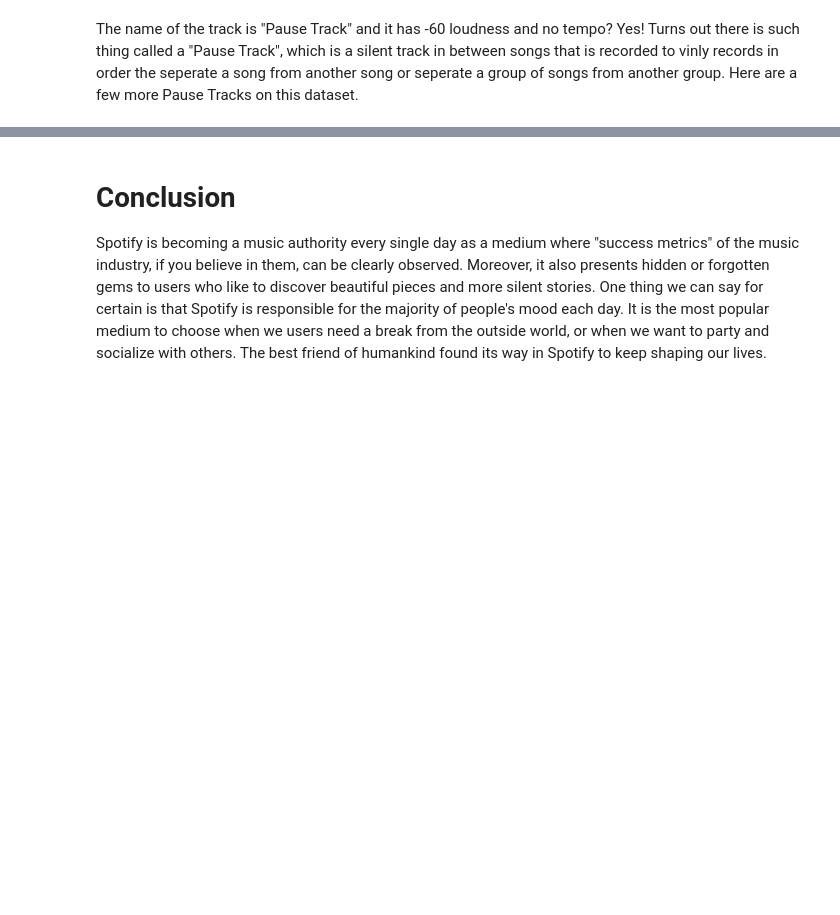
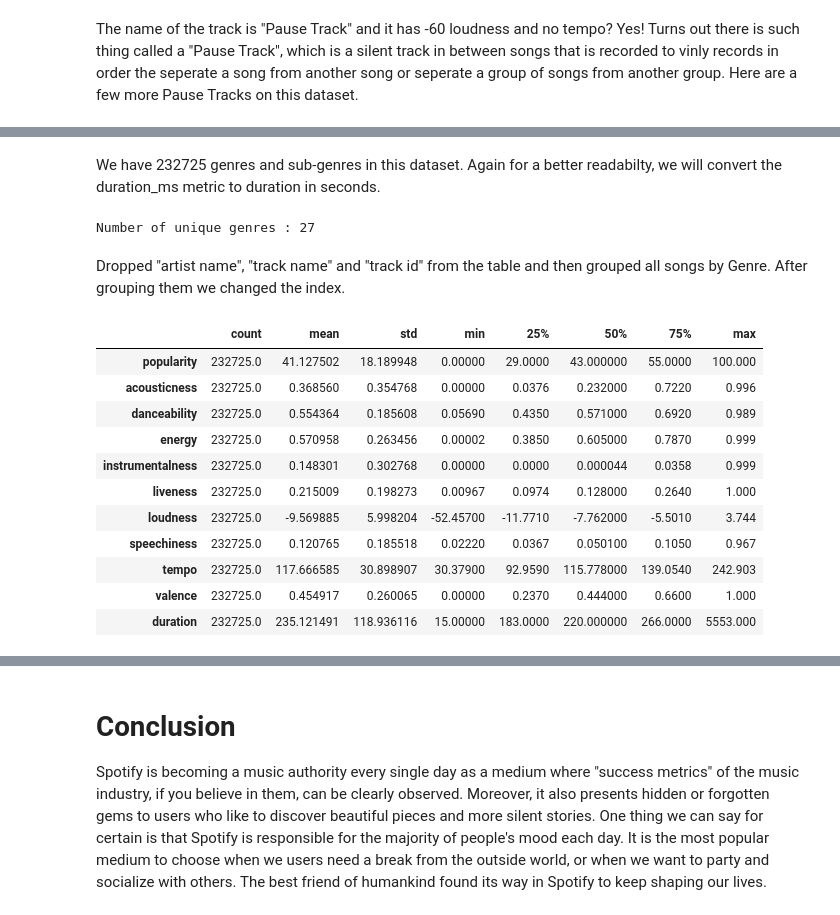
Before and after one commit to Parth-Gupta10/spotify-data-analysis, a Jupyter notebook: Spotify Analysis.ipynb, the cells around one changed output, grey strips where cells are left out. Drawn from its saved outputs; the diff is of its cells as text; code cells hidden in the pictures; blank space fills up the shorter version.

```diff
--- a/Spotify Analysis.ipynb
+++ b/Spotify Analysis.ipynb
@@ -417,0 +501,2 @@ df_genre = pd.read_csv("SpotifyFeatures.csv")
+# %% [markdown]
+We have 232725 genres and sub-genres in this dataset. Again for a better readabilty, we will convert the duration_ms metric to duration in seconds.
@@ -418 +509,28 @@ df_genre = pd.read_csv("SpotifyFeatures.csv")
+# %%
+#Number of genres
+print(f"Number of unique genres : {df_genre['genre'].nunique()}")
+# %% [output]
+Number of unique genres : 27
+# %% [markdown]
+Dropped "artist name", "track name" and "track id" from the table and then grouped all songs by Genre. After grouping them we changed the index.
+# %%
+df_genre.drop(['artist_name', 'track_name', 'track_id'], axis=1, inplace=True)
+df_genre_grouped = df_genre.groupby(['genre']).mean()
+df_genre_grouped['S.no'] = range(1, len(df_genre_grouped) + 1)
+df_genre_grouped['genre'] = df_genre_grouped.index
+df_genre_grouped.set_index('S.no', inplace=True)
+df_genre.describe().transpose()
+# %% [output]
+|  | count | mean | std | min | 25% | 50% | 75% | max |
+| popularity | 232725.0 | 41.127502 | 18.189948 | 0.00000 | 29.0000 | 43.000000 | 55.0000 | 100.000 |
+| acousticness | 232725.0 | 0.368560 | 0.354768 | 0.00000 | 0.0376 | 0.232000 | 0.7220 | 0.996 |
+| danceability | 232725.0 | 0.554364 | 0.185608 | 0.05690 | 0.4350 | 0.571000 | 0.6920 | 0.989 |
+| energy | 232725.0 | 0.570958 | 0.263456 | 0.00002 | 0.3850 | 0.605000 | 0.7870 | 0.999 |
+| instrumentalness | 232725.0 | 0.148301 | 0.302768 | 0.00000 | 0.0000 | 0.000044 | 0.0358 | 0.999 |
+| liveness | 232725.0 | 0.215009 | 0.198273 | 0.00967 | 0.0974 | 0.128000 | 0.2640 | 1.000 |
+| loudness | 232725.0 | -9.569885 | 5.998204 | -52.45700 | -11.7710 | -7.762000 | -5.5010 | 3.744 |
+| speechiness | 232725.0 | 0.120765 | 0.185518 | 0.02220 | 0.0367 | 0.050100 | 0.1050 | 0.967 |
+| tempo | 232725.0 | 117.666585 | 30.898907 | 30.37900 | 92.9590 | 115.778000 | 139.0540 | 242.903 |
+| valence | 232725.0 | 0.454917 | 0.260065 | 0.00000 | 0.2370 | 0.444000 | 0.6600 | 1.000 |
+| duration | 232725.0 | 235.121491 | 118.936116 | 15.00000 | 183.0000 | 220.000000 | 266.0000 | 5553.000 |
 # %%
```
Also changed, not shown: parts of 18 cells of this notebook.
